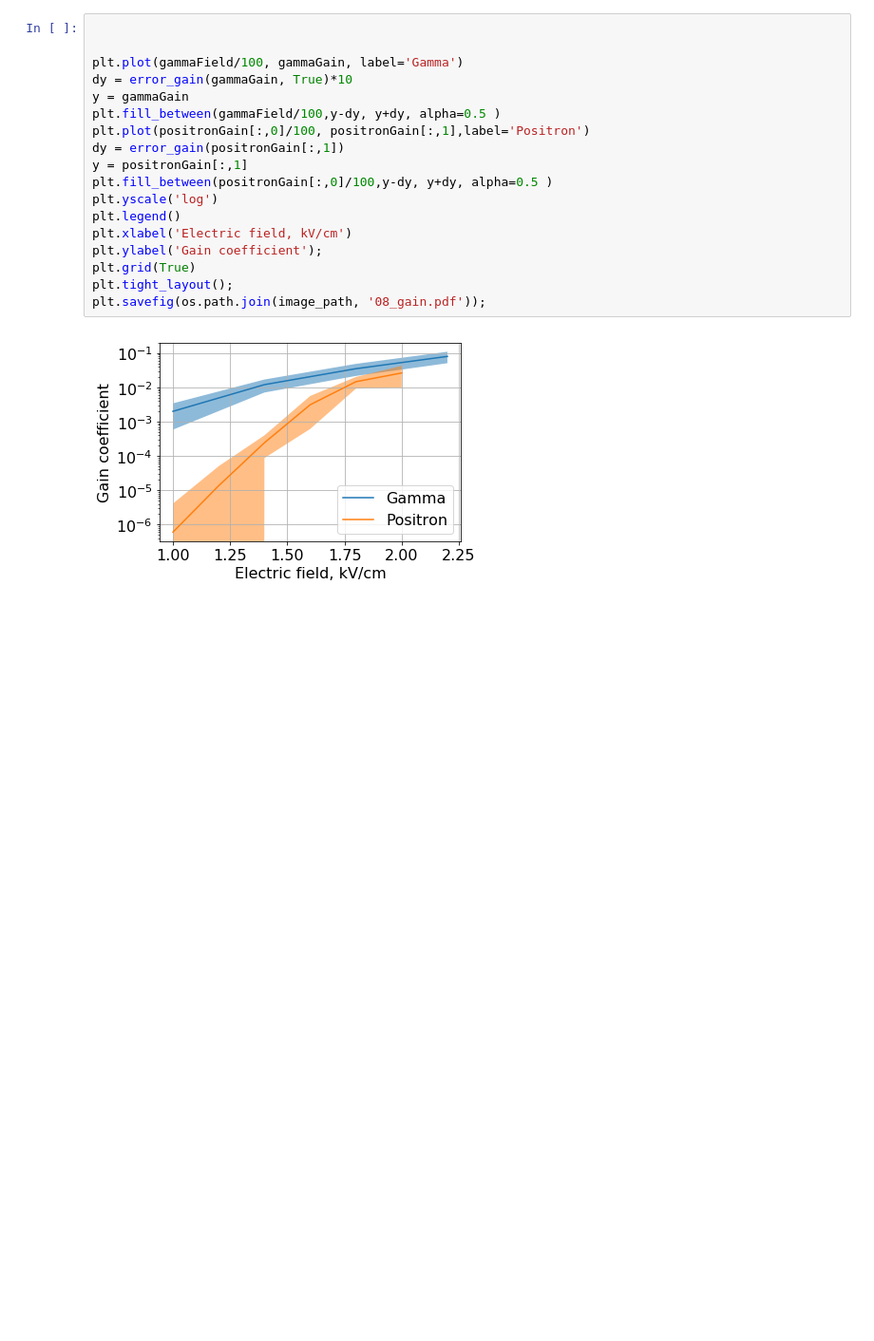
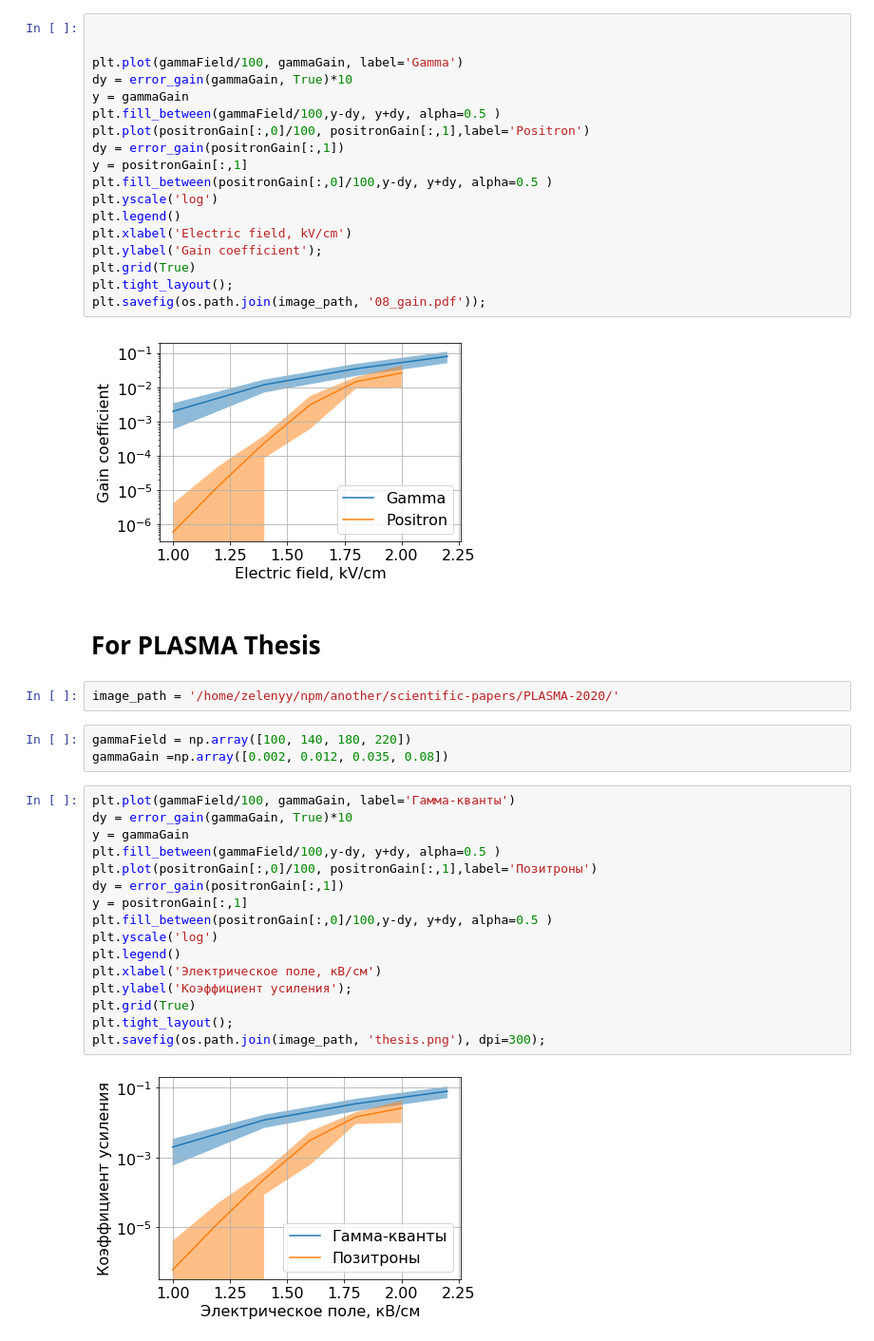
Before and after one commit to Zelenyy/phd-code, a Jupyter notebook: notebooks/04.AYSS-2018.04.ipynb, the cells around one changed output. Shown: that part at 95% size. Drawn from its saved outputs; the diff is of its cells as text; blank space fills up the shorter version.

```diff
--- a/notebooks/04.AYSS-2018.04.ipynb
+++ b/notebooks/04.AYSS-2018.04.ipynb
@@ -296,3 +298,28 @@ plt.tight_layout();
 plt.savefig(os.path.join(image_path, '08_gain.pdf'));
 # %% [output]
 [figure]
+# %% [markdown]
+# For PLASMA Thesis
+# %%
+image_path = '/home/zelenyy/npm/another/scientific-papers/PLASMA-2020/'
+# %%
+gammaField = np.array([100, 140, 180, 220])
+gammaGain =np.array([0.002, 0.012, 0.035, 0.08])
+# %%
+plt.plot(gammaField/100, gammaGain, label='Гамма-кванты')
+dy = error_gain(gammaGain, True)*10
+y = gammaGain
+plt.fill_between(gammaField/100,y-dy, y+dy, alpha=0.5 )
+plt.plot(positronGain[:,0]/100, positronGain[:,1],label='Позитроны')
+dy = error_gain(positronGain[:,1])
+y = positronGain[:,1]
+plt.fill_between(positronGain[:,0]/100,y-dy, y+dy, alpha=0.5 )
+plt.yscale('log')
+plt.legend()
+plt.xlabel('Электрическое поле, кВ/см')
+plt.ylabel('Коэффициент усиления');
+plt.grid(True)
+plt.tight_layout();
+plt.savefig(os.path.join(image_path, 'thesis.png'), dpi=300);
+# %% [output]
+[figure, added]
```
Also changed, not shown: parts of 1 cell of this notebook, 2 other files.
